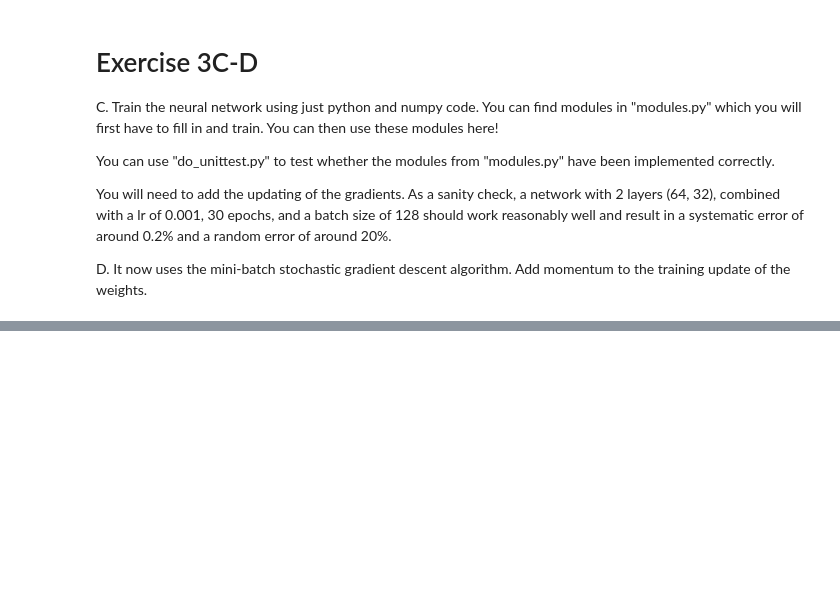
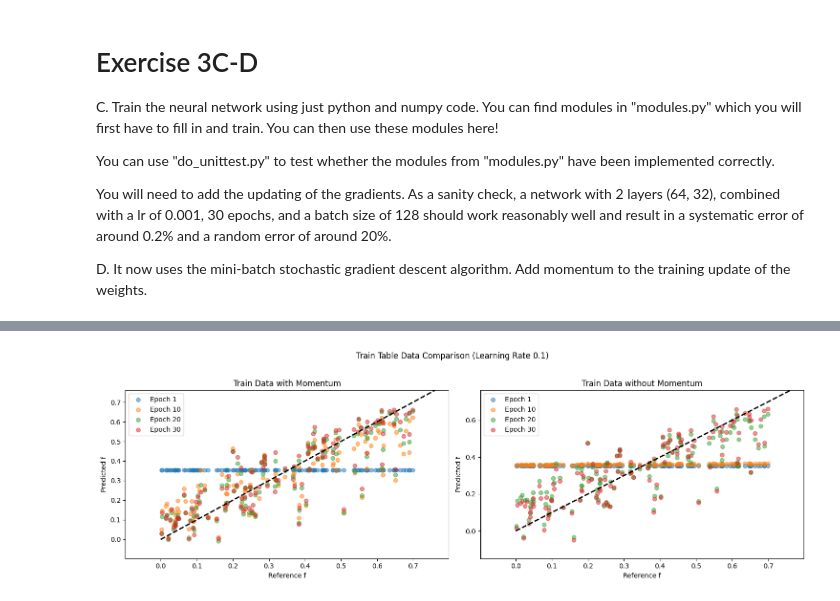
Before and after one commit to yoadvp-bit/Medical_deep_learning, a Jupyter notebook: Assignment 1/exercise_3.ipynb, the cells around one changed output, grey strips where cells are left out. Cells and saved outputs as stored; diff of their text form; code cells hidden in the pictures; blank space fills up the shorter version.

```diff
--- a/Assignment 1/exercise_3.ipynb
+++ b/Assignment 1/exercise_3.ipynb
@@ -160,0 +1087,44 @@ for epoch in range(epochs):
+# %%
+learning_rate = 0.1
+
+# Train model with momentum
+plot_data_with_momentum_2 = train_model(trainloader=trainloader, inferloader=inferloader, learning_rate=learning_rate, bvalues=bvalues, hidden_layers=(64,32), epochs=30, momentum=0.6, seed=seed)
+
+# Train model without momentum
+plot_data_without_momentum_2 = train_model(trainloader=trainloader, inferloader=inferloader, learning_rate=learning_rate, bvalues=bvalues, hidden_layers=(64,32), epochs=30, momentum=0.0, seed=seed)
+
+# Plot train table data for the model with and without momentum
+fig, axs = plt.subplots(1, 2, figsize=(15, 5))
+
+fig.suptitle(f'Train Table Data Comparison (Learning Rate {learning_rate})')
+
+# Train data with momentum
+axs[0].set_title('Train Data with Momentum')
+for epoch, data in enumerate(plot_data_with_momentum_2['table_val']):
+    if (epoch+1) % 10 == 0 or epoch == 0:
+        f_ref, f_pred = zip(*data)
+        axs[0].scatter(f_ref, f_pred, alpha=0.5, label=f'Epoch {epoch+1}')
+axs[0].plot([0, 1], [0, 1], 'k--', lw=2)
+axs[0].set_xlabel('Reference f')
+axs[0].set_ylabel('Predicted f')
+axs[0].legend()
+axs[0].set_xlim([min(f_ref) - 0.1, max(f_ref) + 0.1])
+axs[0].set_ylim([min(f_pred) - 0.1, max(f_pred) + 0.1])
+
+# Train data without momentum
+axs[1].set_title('Train Data without Momentum')
+for epoch, data in enumerate(plot_data_without_momentum_2['table_val']):
+    if (epoch+1) % 10 == 0 or epoch == 0:
+        f_ref, f_pred = zip(*data)
+        axs[1].scatter(f_ref, f_pred, alpha=0.5, label=f'Epoch {epoch+1}')
+axs[1].plot([0, 1], [0, 1], 'k--', lw=2)
+axs[1].set_xlabel('Reference f')
+axs[1].set_ylabel('Predicted f')
+axs[1].legend()
+axs[1].set_xlim([min(f_ref) - 0.1, max(f_ref) + 0.1])
+axs[1].set_ylim([min(f_pred) - 0.1, max(f_pred) + 0.1])
+
+fig.tight_layout(rect=[0, 0, 1, 0.96])
+plt.show()
+# %% [output]
+[figure, added]
```
Also changed, not shown: parts of 12 cells of this notebook, 1 other file.
